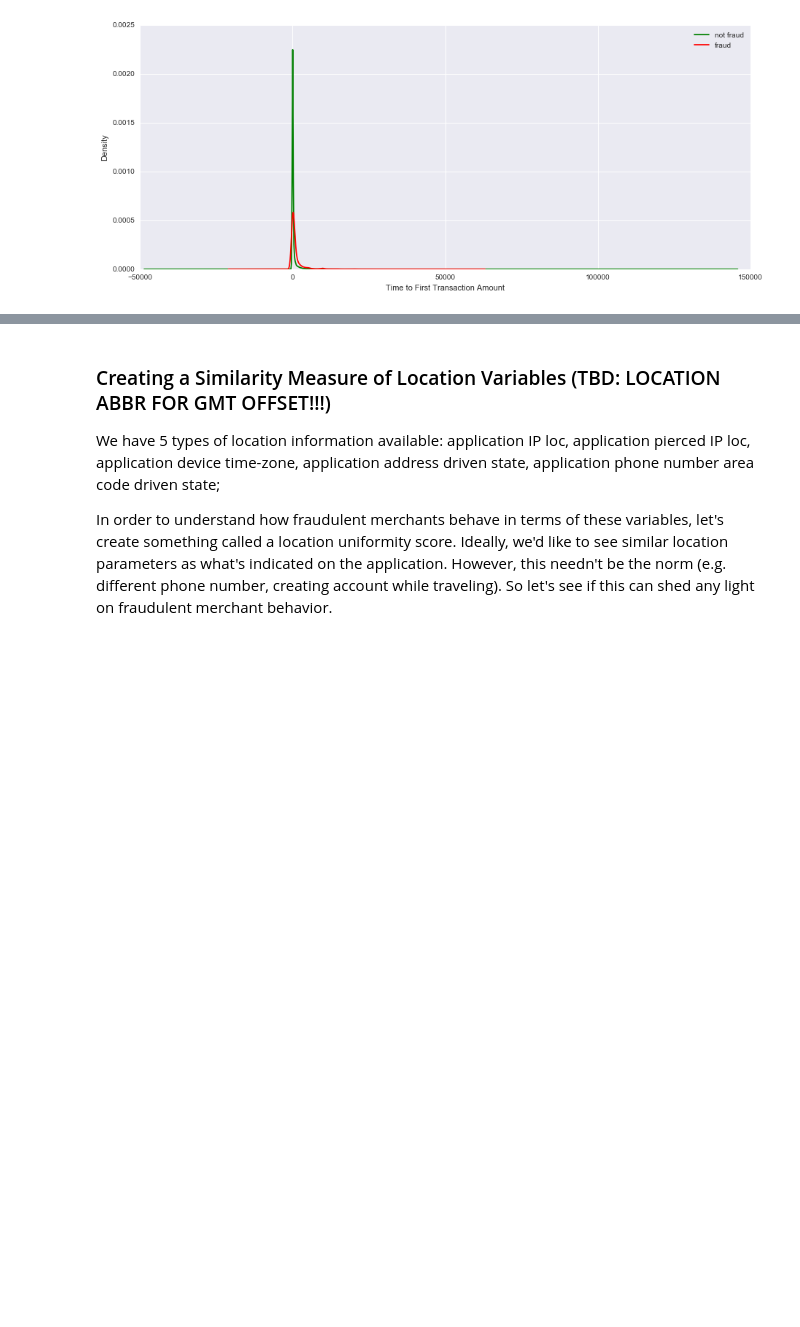
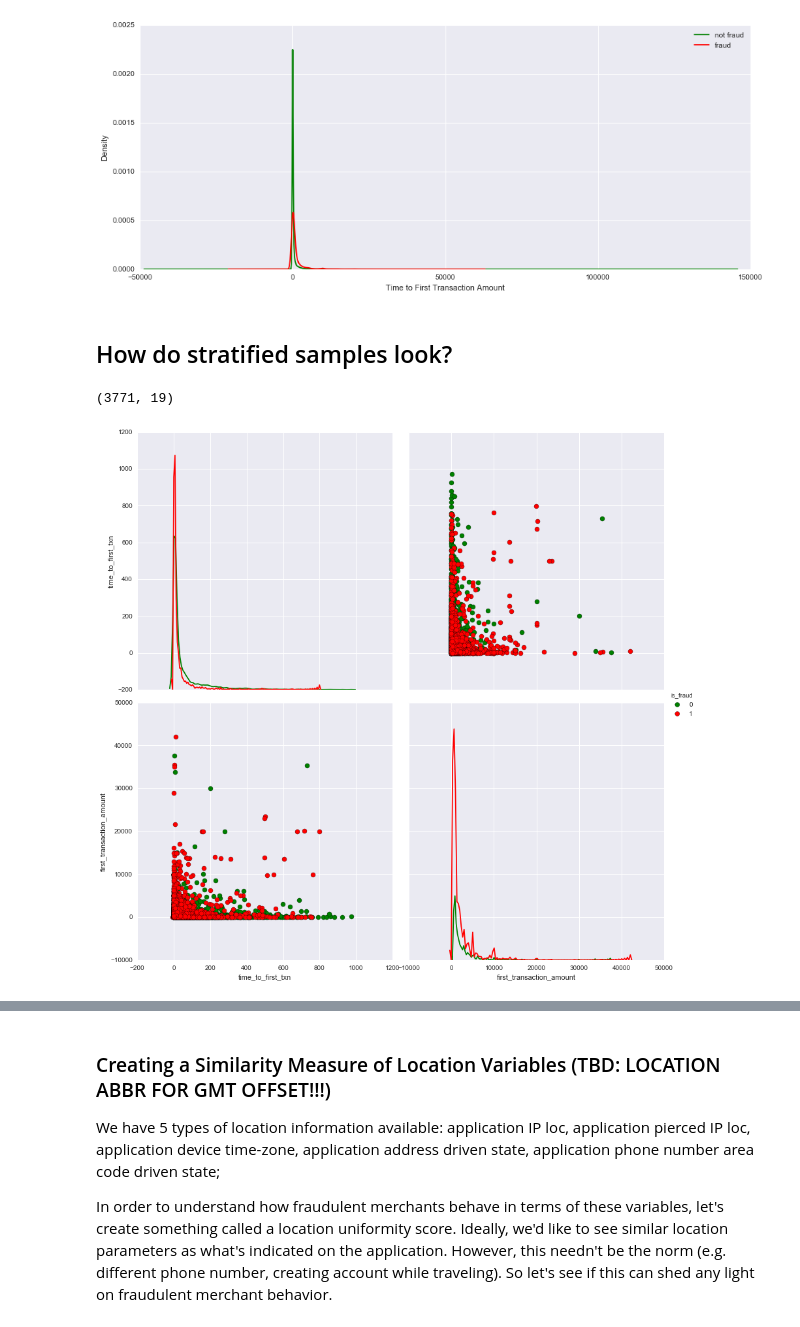
Before and after one commit to ashirwad08/fraud_detection_ex, a Jupyter notebook: notebooks/Data_Explore.ipynb, the cells around one changed output, grey strips where cells are left out. Saved outputs shown, nothing was run; the diff lists cells and outputs as text; code cells hidden in the pictures; blank space fills up the shorter version.

```diff
--- a/notebooks/Data_Explore.ipynb
+++ b/notebooks/Data_Explore.ipynb
@@ -98,3 +105,22 @@ ax.set_xlabel('Time to First Transaction Amount')
 # %% [output]
 <matplotlib.text.Text at 0x...>
 [figure]
+# %% [markdown]
+## How do stratified samples look?
+# %%
+#create a "balanced" subset of fraud and non-fraud amounts with the majority non-fraud class downsampled
+dat_fraud = dat[dat['is_fraud']==1]
+# %%
+dat[dat['is_fraud']==0].sample(dat_fraud.shape[0]).shape
+# %% [output]
+(3771, 19)
+# %%
+dat_strtf = pd.concat([dat_fraud, dat[dat['is_fraud']==0].sample(dat_fraud.shape[0])], axis=0)
+# %%
+g = sns.pairplot(dat_strtf, vars=['time_to_first_txn','first_transaction_amount'], hue='is_fraud',
+             size=6, aspect=1, diag_kind='kde', plot_kws={'s':50, 'edgecolor':'black'},
+            palette={0:'green',1:'red'})
+#g.set(xlim=(0,20000))
+#g.set(title='Time to First Transaction & First Transaction Amount\n for Fraudulent and Genuine Merchants (STRATIFIED SAMPLE)')
+# %% [output]
+[figure, added]
```
Also changed, not shown: parts of 22 cells of this notebook, 9 other files.
